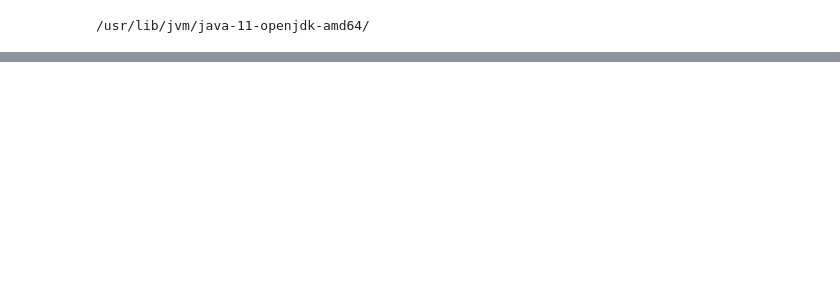
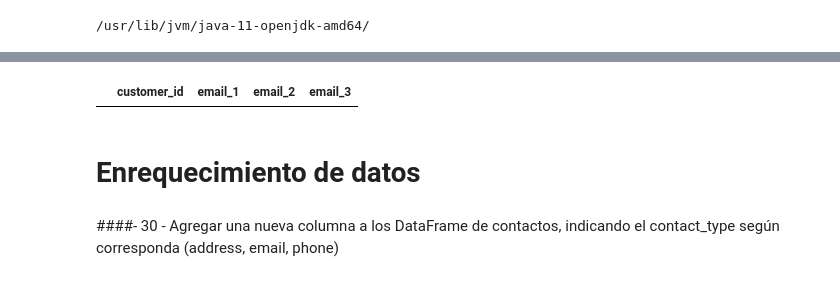
Before and after one commit to iGhostlp/Albus, a Jupyter notebook: Proyecto_BBVA.ipynb, the cells around one changed output, grey strips where cells are left out. Cells and saved outputs as stored; diff of their text form; code cells hidden in the pictures; blank space fills up the shorter version.

```diff
--- a/Proyecto_BBVA.ipynb
+++ b/Proyecto_BBVA.ipynb
@@ -109,0 +207,18 @@ df_pivot_address.toPandas()
+# %%
+window = Window.partitionBy(df_customer_emails_sorted.customer_id).orderBy(desc(df_customer_emails_sorted.last_change_date))
+# %%
+df_email_contact = df_customer_emails_sorted.withColumn('row_num', row_number().over(window))
+df_email_contact = df_email_contact.filter(df_email_contact.row_num <= 3)
+# %%
+df_pivot_ec = df_email_contact.groupBy('customer_id').agg(collect_list('email_desc').alias('last_3_changes_list'))
+# %%
+df_pivot_email = df_pivot_ec.selectExpr('customer_id', 'last_3_changes_list[0] as email_1', 'last_3_changes_list[1] as email_2', 'last_3_changes_list[2] as email_3')
+# %%
+df_pivot_email = df_pivot_email.na.fill('---')
+df_pivot_email.toPandas()
+# %% [output]
+|  | customer_id | email_1 | email_2 | email_3 |
+# %% [markdown]
+# Enrequecimiento de datos
+# %% [markdown]
+####- 30 - Agregar una nueva columna a los DataFrame de contactos, indicando el contact_type según corresponda (address, email, phone)
```
Also changed, not shown: parts of 119 cells of this notebook.
